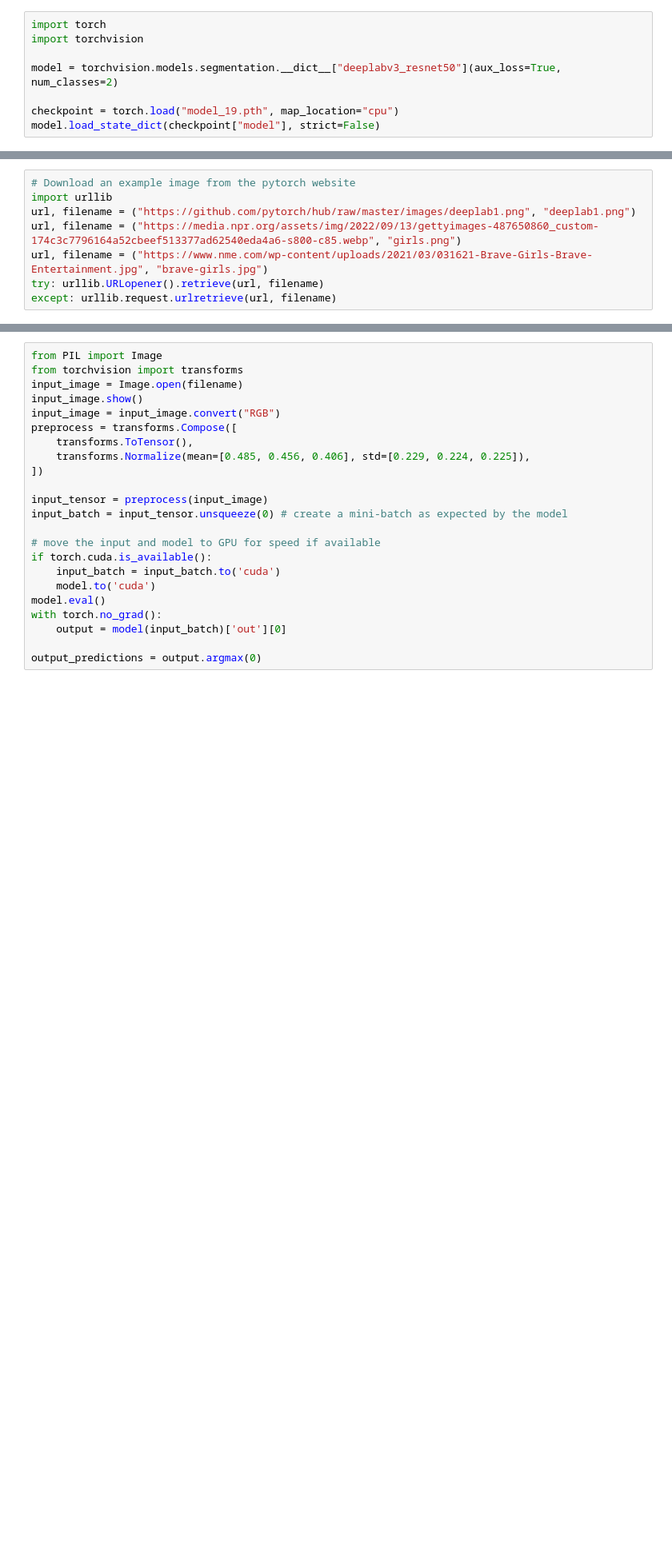
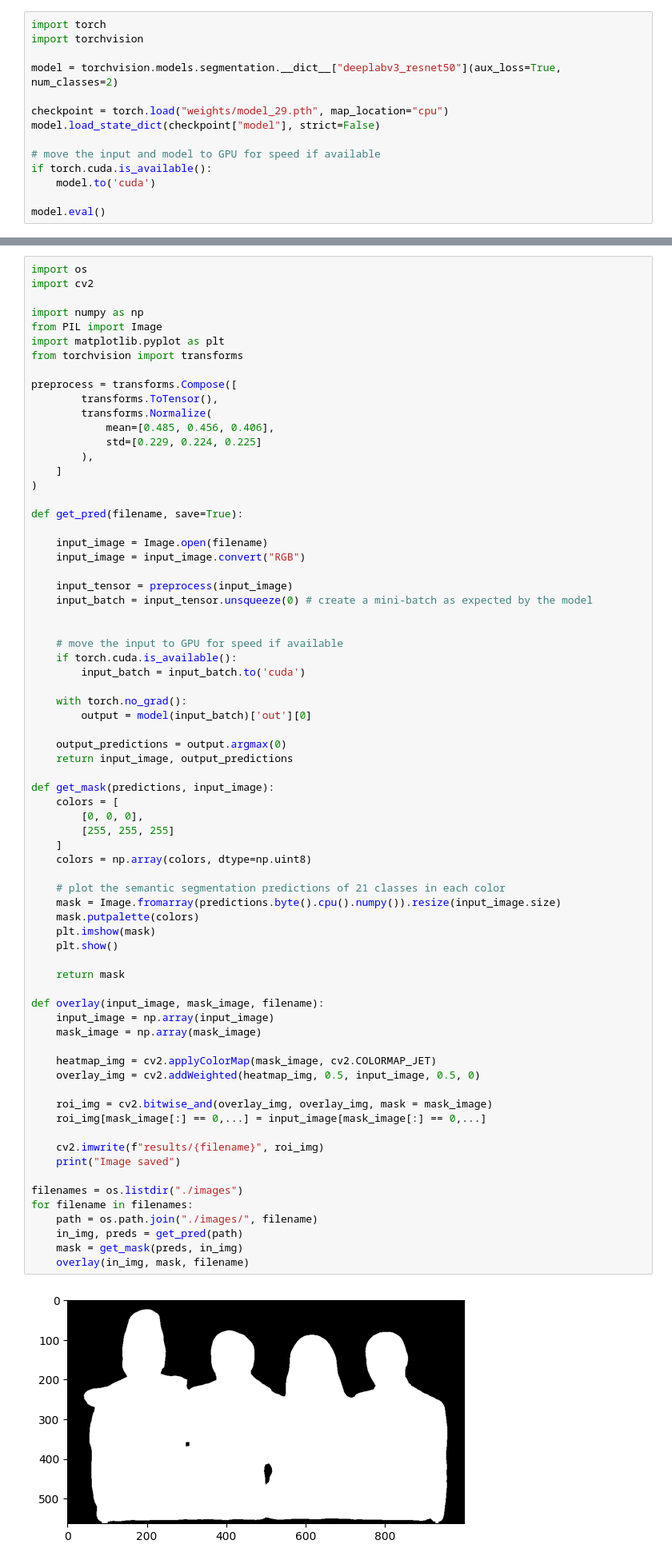
Before and after one commit to yakhyo/deeplabv3-pytorch, a Jupyter notebook: demo.ipynb, the cells around one changed output, grey strips where cells are left out. Shown at 80% size. Saved outputs shown, nothing was run; the diff lists cells and outputs as text; blank space fills up the shorter version.

```diff
--- a/demo.ipynb
+++ b/demo.ipynb
@@ -4,6 +4,12 @@ import torchvision
 
 model = torchvision.models.segmentation.__dict__["deeplabv3_resnet50"](aux_loss=True, num_classes=2)
 
-checkpoint = torch.load("model_19.pth", map_location="cpu")
+checkpoint = torch.load("weights/model_29.pth", map_location="cpu")
 model.load_state_dict(checkpoint["model"], strict=False)
+
+# move the input and model to GPU for speed if available
+if torch.cuda.is_available():
+    model.to('cuda')
+
+model.eval()
 # %% [output]
@@ -11,8 +32,0 @@ model.load_state_dict(checkpoint["model"], strict=False)
-# %%
-# Download an example image from the pytorch website
-import urllib
-url, filename = ("https://github.com/pytorch/hub/raw/master/images/deeplab1.png", "deeplab1.png")
-url, filename = ("https://media.npr.org/assets/img/2022/09/13/gettyimages-487650860_custom-174c3c7796164a52cbeef513377ad62540eda4a6-s800-c85.webp", "girls.png")
-url, filename = ("https://www.nme.com/wp-content/uploads/2021/03/031621-Brave-Girls-Brave-Entertainment.jpg", "brave-girls.jpg")
-try: urllib.URLopener().retrieve(url, filename)
-except: urllib.request.urlretrieve(url, filename)
@@ -19,23 +42,73 @@ except: urllib.request.urlretrieve(url, filename)
 # %%
+import os
+import cv2
+
+import numpy as np
 from PIL import Image
+import matplotlib.pyplot as plt
 from torchvision import transforms
-input_image = Image.open(filename)
-input_image.show()
-input_image = input_image.convert("RGB")
+
 preprocess = transforms.Compose([
-    transforms.ToTensor(),
-    transforms.Normalize(mean=[0.485, 0.456, 0.406], std=[0.229, 0.224, 0.225]),
-])
+        transforms.ToTensor(),
+        transforms.Normalize(
+            mean=[0.485, 0.456, 0.406],
+            std=[0.229, 0.224, 0.225]
+        ),
+    ]
+)
 
-input_tensor = preprocess(input_image)
-input_batch = input_tensor.unsqueeze(0) # create a mini-batch as expected by the model
+def get_pred(filename, save=True):
 
-# move the input and model to GPU for speed if available
-if torch.cuda.is_available():
-    input_batch = input_batch.to('cuda')
-    model.to('cuda')
-model.eval()
-with torch.no_grad():
-    output = model(input_batch)['out'][0]
+    input_image = Image.open(filename)
+    input_image = input_image.convert("RGB")
 
-output_predictions = output.argmax(0)
+    input_tensor = preprocess(input_image)
+    input_batch = input_tensor.unsqueeze(0) # create a mini-batch as expected by the model
+
+
+    # move the input to GPU for speed if available
+    if torch.cuda.is_available():
+        input_batch = input_batch.to('cuda')
+
+    with torch.no_grad():
+        output = model(input_batch)['out'][0]
+
+    output_predictions = output.argmax(0)
+    return input_image, output_predictions
+
+def get_mask(predictions, input_image):
+    colors = [
+        [0, 0, 0],
+        [255, 255, 255]
+    ]
+    colors = np.array(colors, dtype=np.uint8)
+
+    # plot the semantic segmentation predictions of 21 classes in each color
+    mask = Image.fromarray(predictions.byte().cpu().numpy()).resize(input_image.size)
+    mask.putpalette(colors)
+    plt.imshow(mask)
+    plt.show()
+
+    return mask
+
+def overlay(input_image, mask_image, filename):
+    input_image = np.array(input_image)
+    mask_image = np.array(mask_image)
+
+    heatmap_img = cv2.applyColorMap(mask_image, cv2.COLORMAP_JET)
+    overlay_img = cv2.addWeighted(heatmap_img, 0.5, input_image, 0.5, 0)
+
+    roi_img = cv2.bitwise_and(overlay_img, overlay_img, mask = mask_image)
+    roi_img[mask_image[:] == 0,...] = input_image[mask_image[:] == 0,...]
+
+    cv2.imwrite(f"results/{filename}", roi_img)
+    print("Image saved")
+
+filenames = os.listdir("./images")
+for filename in filenames:
+    path = os.path.join("./images/", filename)
+    in_img, preds = get_pred(path)
+    mask = get_mask(preds, in_img)
+    overlay(in_img, mask, filename)
+# %% [output]
+[figure, added]
```
Also changed, not shown: parts of 9 cells of this notebook.
